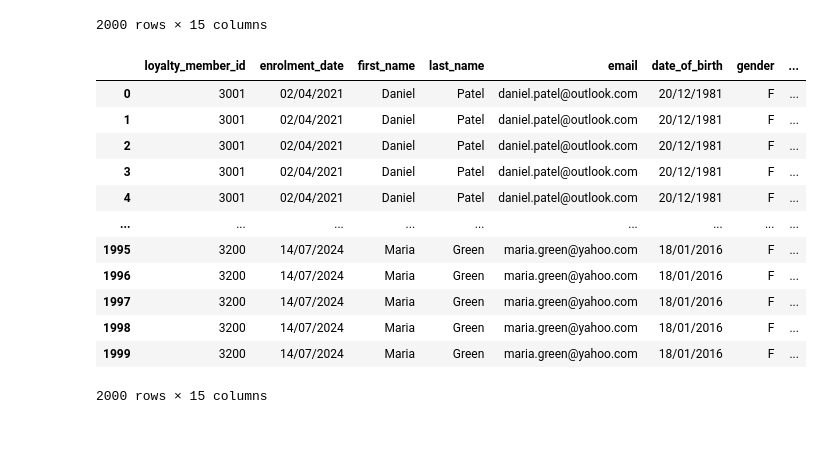
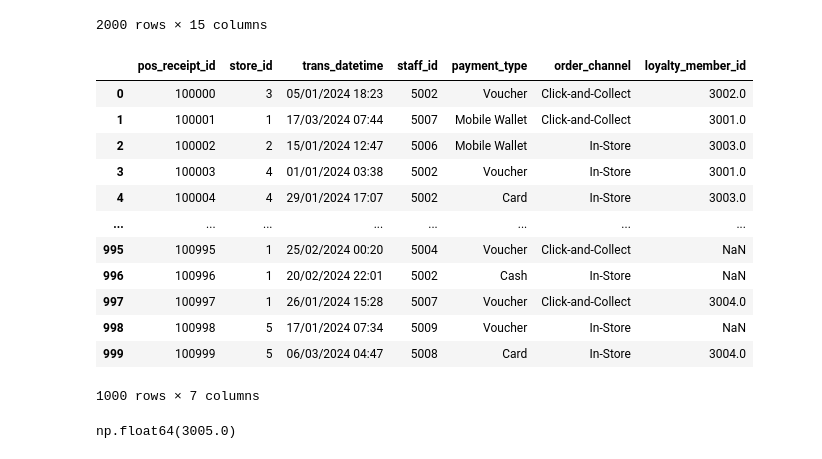
Before and after one commit to KumbiraiShonhiwa/Assignment2, a Jupyter notebook: data_wrangling/Assignment_2.ipynb, the cells around one changed output. Cells and saved outputs as stored; diff of their text form; code cells hidden in the pictures.

```diff
--- a/data_wrangling/Assignment_2.ipynb
+++ b/data_wrangling/Assignment_2.ipynb
@@ -10,3 +17,7 @@ pos_transactions = pandas.read_csv("../dataset/pos_transactions_header_1000_v2.c
+# %%
+updated_online_orders = online_orders.copy()
+updated_online_orders['store_id'] = updated_online_orders.apply(lambda _: random.randint(1,5),axis=1)
+updated_online_orders.to_csv('../dataset/updated_online_orders.csv',index=False)
 # %%
 loyalty_members.head()
 # %% [output]
@@ -68,7 +79,7 @@ pos_transactions.head()
 # Loyalty_members and Loyalty Points on loyalty_member_id creates a dataset that tracks the loyal members and their point activity
 
 pos_merged_with_members = pos_transactions.merge(right=loyalty_members,how='inner', on=None, left_on=None, right_on=None, left_index=False, right_index=False, sort=False, suffixes=('_x', '_y'), copy=True,indicator=False, validate=None)
-online_merged = online_customers.merge(right=online_orders,how='inner', on=None, left_on=None, right_on=None, left_index=False, right_index=False, sort=False, suffixes=('_x', '_y'), copy=True,indicator=False, validate=None)
+online_merged = online_customers.merge(right=updated_online_orders,how='inner', on=None, left_on=None, right_on=None, left_index=False, right_index=False, sort=False, suffixes=('_x', '_y'), copy=True,indicator=False, validate=None)
 loyalty_merged = loyalty_members.merge(right=loyalty_points_activity,how='inner', on=None, left_on=None, right_on=None, left_index=False, right_index=False, sort=False, suffixes=('_x', '_y'), copy=True,indicator=False, validate=None)
 # %%
 loyalty_merged.head()
@@ -101,22 +112,28 @@ loyalty_merged.dropna()
 # %%
 # Cleaning Data: Removing Duplicate Data
 pos_merged_with_members.drop_duplicates()
 online_merged.drop_duplicates()
 loyalty_merged.drop_duplicates()
+loyalty_members.drop_duplicates()
+loyalty_points_activity.drop_duplicates()
+online_customers.drop_duplicates()
+online_orders.drop_duplicates()
+pos_products.drop_duplicates()
+pos_transactions .drop_duplicates()
 # %% [output]
-|  | loyalty_member_id | enrolment_date | first_name | last_name | email | date_of_birth | gender | ... |
-| 0 | 3001 | 02/04/2021 | Daniel | Patel | daniel.patel@outlook.com | 20/12/1981 | F | ... |
-| 1 | 3001 | 02/04/2021 | Daniel | Patel | daniel.patel@outlook.com | 20/12/1981 | F | ... |
-| 2 | 3001 | 02/04/2021 | Daniel | Patel | daniel.patel@outlook.com | 20/12/1981 | F | ... |
-| 3 | 3001 | 02/04/2021 | Daniel | Patel | daniel.patel@outlook.com | 20/12/1981 | F | ... |
-| 4 | 3001 | 02/04/2021 | Daniel | Patel | daniel.patel@outlook.com | 20/12/1981 | F | ... |
-| ... | ... | ... | ... | ... | ... | ... | ... | ... |
-| 1995 | 3200 | 14/07/2024 | Maria | Green | maria.green@yahoo.com | 18/01/2016 | F | ... |
-| 1996 | 3200 | 14/07/2024 | Maria | Green | maria.green@yahoo.com | 18/01/2016 | F | ... |
-| 1997 | 3200 | 14/07/2024 | Maria | Green | maria.green@yahoo.com | 18/01/2016 | F | ... |
-| 1998 | 3200 | 14/07/2024 | Maria | Green | maria.green@yahoo.com | 18/01/2016 | F | ... |
-| 1999 | 3200 | 14/07/2024 | Maria | Green | maria.green@yahoo.com | 18/01/2016 | F | ... |
+|  | pos_receipt_id | store_id | trans_datetime | staff_id | payment_type | order_channel | loyalty_member_id |
+| 0 | 100000 | 3 | 05/01/2024 18:23 | 5002 | Voucher | Click-and-Collect | 3002.0 |
+| 1 | 100001 | 1 | 17/03/2024 07:44 | 5007 | Mobile Wallet | Click-and-Collect | 3001.0 |
+| 2 | 100002 | 2 | 15/01/2024 12:47 | 5006 | Mobile Wallet | In-Store | 3003.0 |
+| 3 | 100003 | 4 | 01/01/2024 03:38 | 5002 | Voucher | In-Store | 3001.0 |
+| 4 | 100004 | 4 | 29/01/2024 17:07 | 5002 | Card | In-Store | 3003.0 |
+| ... | ... | ... | ... | ... | ... | ... | ... |
+| 995 | 100995 | 1 | 25/02/2024 00:20 | 5004 | Voucher | Click-and-Collect | NaN |
+| 996 | 100996 | 1 | 20/02/2024 22:01 | 5002 | Cash | In-Store | NaN |
+| 997 | 100997 | 1 | 26/01/2024 15:28 | 5007 | Voucher | Click-and-Collect | 3004.0 |
+| 998 | 100998 | 5 | 17/01/2024 07:34 | 5009 | Voucher | In-Store | NaN |
+| 999 | 100999 | 5 | 06/03/2024 04:47 | 5008 | Card | In-Store | 3004.0 |
-2000 rows × 15 columns
+1000 rows × 7 columns
 # %%
 # Exporting Datasets
 pos_merged_with_members.to_csv("../dataset/pos_merged_with_members.csv",index=False)
@@ -148,0 +168,4 @@ visit_per_pos_customer.to_csv('../dataset/visit_per_pos_customer.csv',index=Fals
+# %%
+online_merged['loyalty_member_id'][89]
+# %% [output]
+np.float64(3005.0)
```
Also changed, not shown: parts of 15 cells of this notebook.
